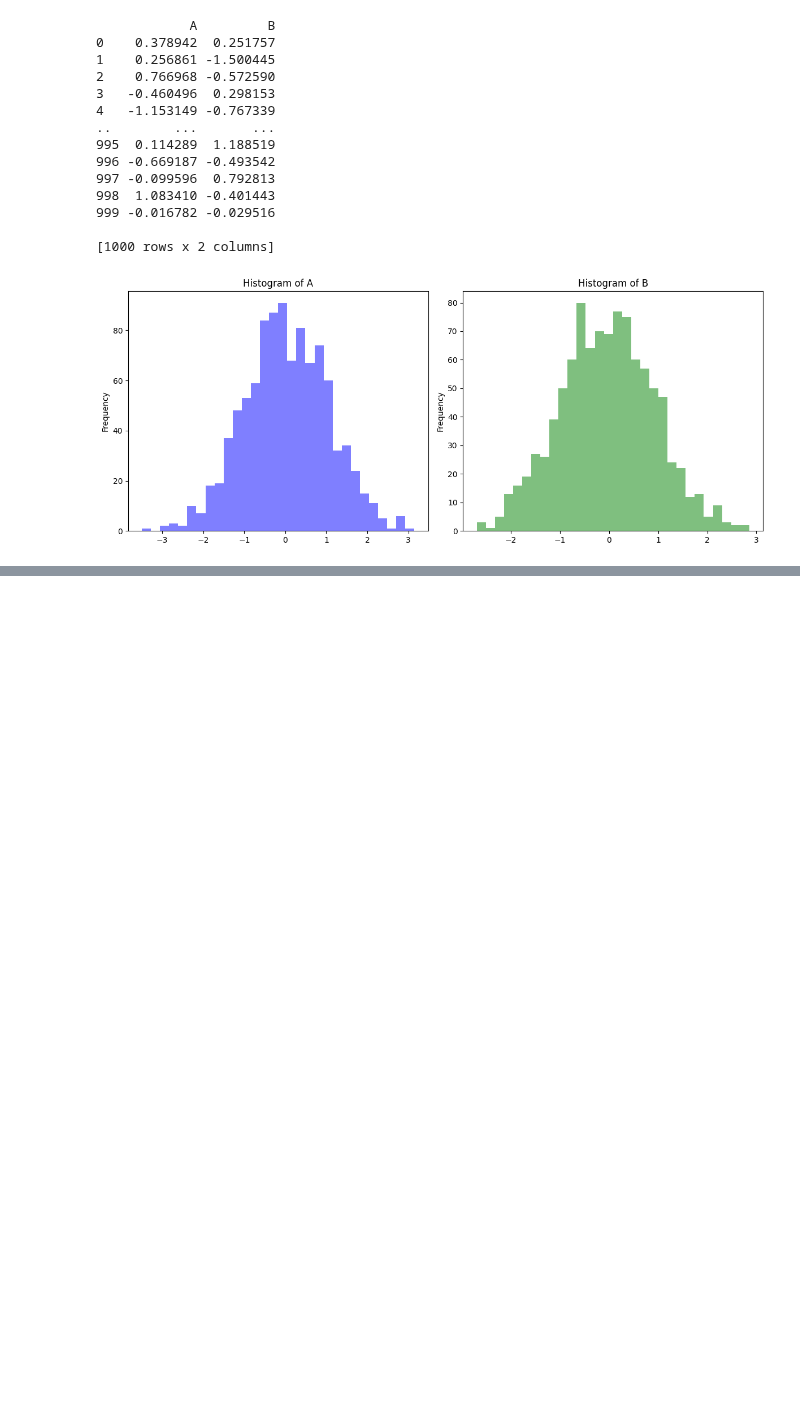
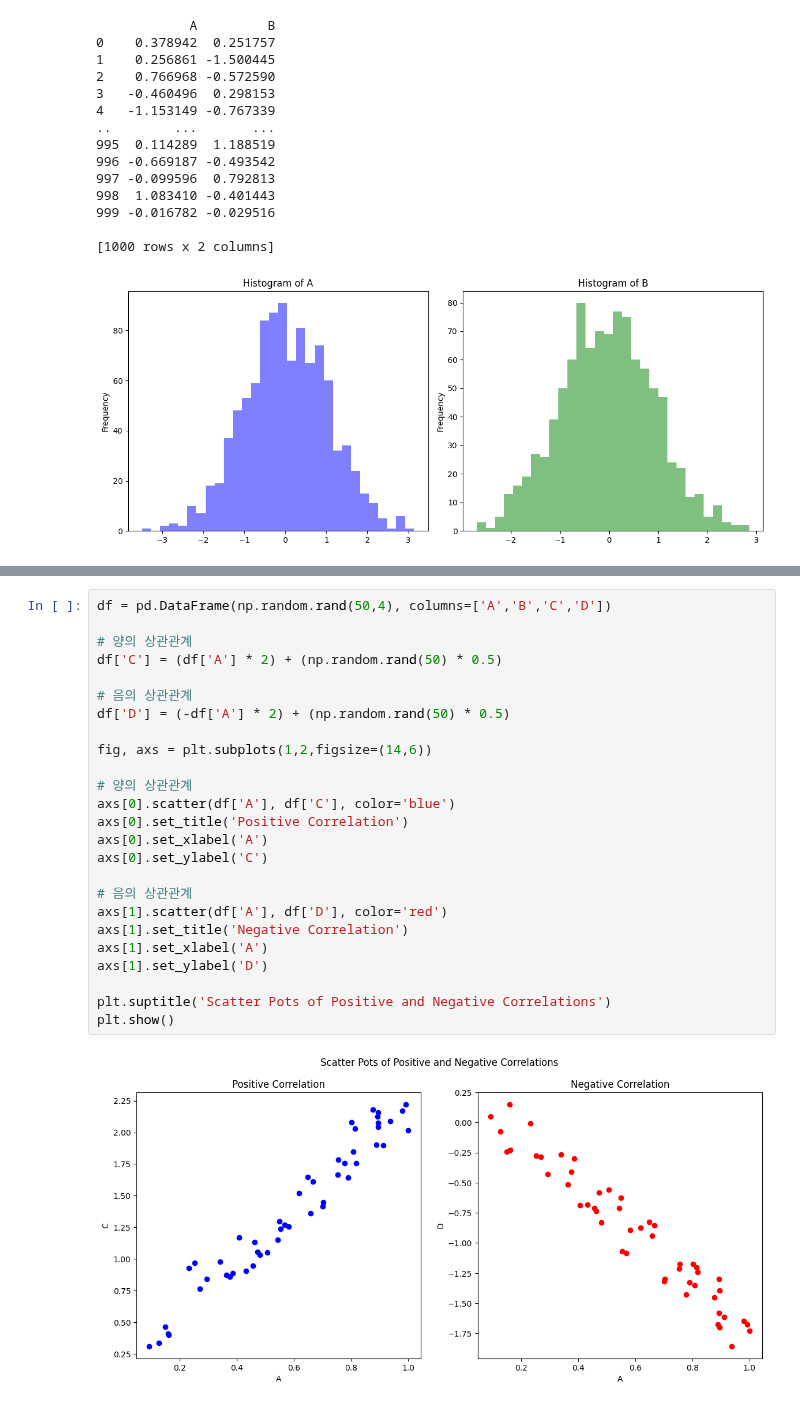
Before and after one commit to Kimhang-KDT/kita_2404, a Jupyter notebook: m3_분석 라이브러리/pandas_3_탐색.ipynb, the cells around one changed output, grey strips where cells are left out. Cells and saved outputs as stored; diff of their text form; blank space fills up the shorter version.

```diff
--- a/m3_분석 라이브러리/pandas_3_탐색.ipynb
+++ b/m3_분석 라이브러리/pandas_3_탐색.ipynb
@@ -549,0 +596,27 @@ plt.show()
+# %%
+df = pd.DataFrame(np.random.rand(50,4), columns=['A','B','C','D'])
+
+# 양의 상관관계
+df['C'] = (df['A'] * 2) + (np.random.rand(50) * 0.5)
+
+# 음의 상관관계
+df['D'] = (-df['A'] * 2) + (np.random.rand(50) * 0.5)
+
+fig, axs = plt.subplots(1,2,figsize=(14,6))
+
+# 양의 상관관계
+axs[0].scatter(df['A'], df['C'], color='blue')
+axs[0].set_title('Positive Correlation')
+axs[0].set_xlabel('A')
+axs[0].set_ylabel('C')
+
+# 음의 상관관계
+axs[1].scatter(df['A'], df['D'], color='red')
+axs[1].set_title('Negative Correlation')
+axs[1].set_xlabel('A')
+axs[1].set_ylabel('D')
+
+plt.suptitle('Scatter Pots of Positive and Negative Correlations')
+plt.show()
+# %% [output]
+[figure, added]
```
Also changed, not shown: parts of 16 cells of this notebook.
